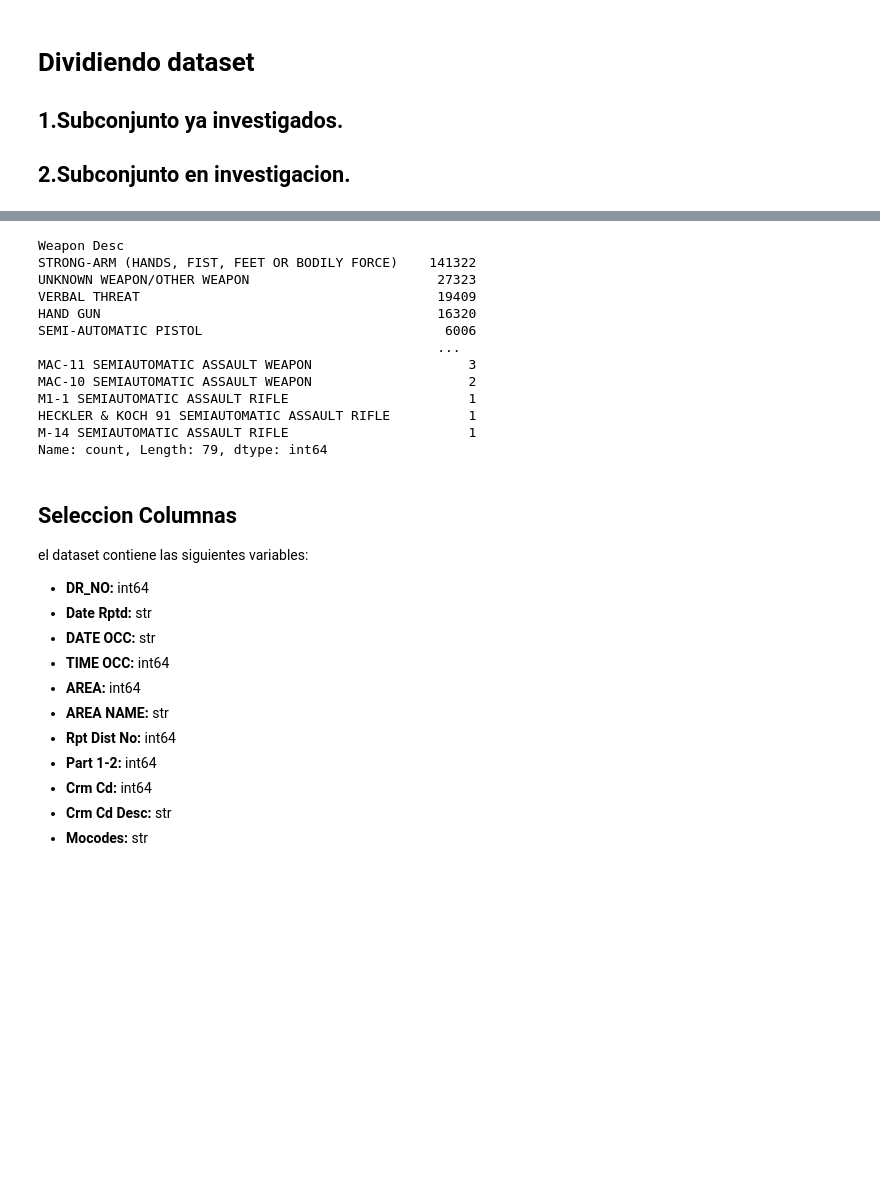
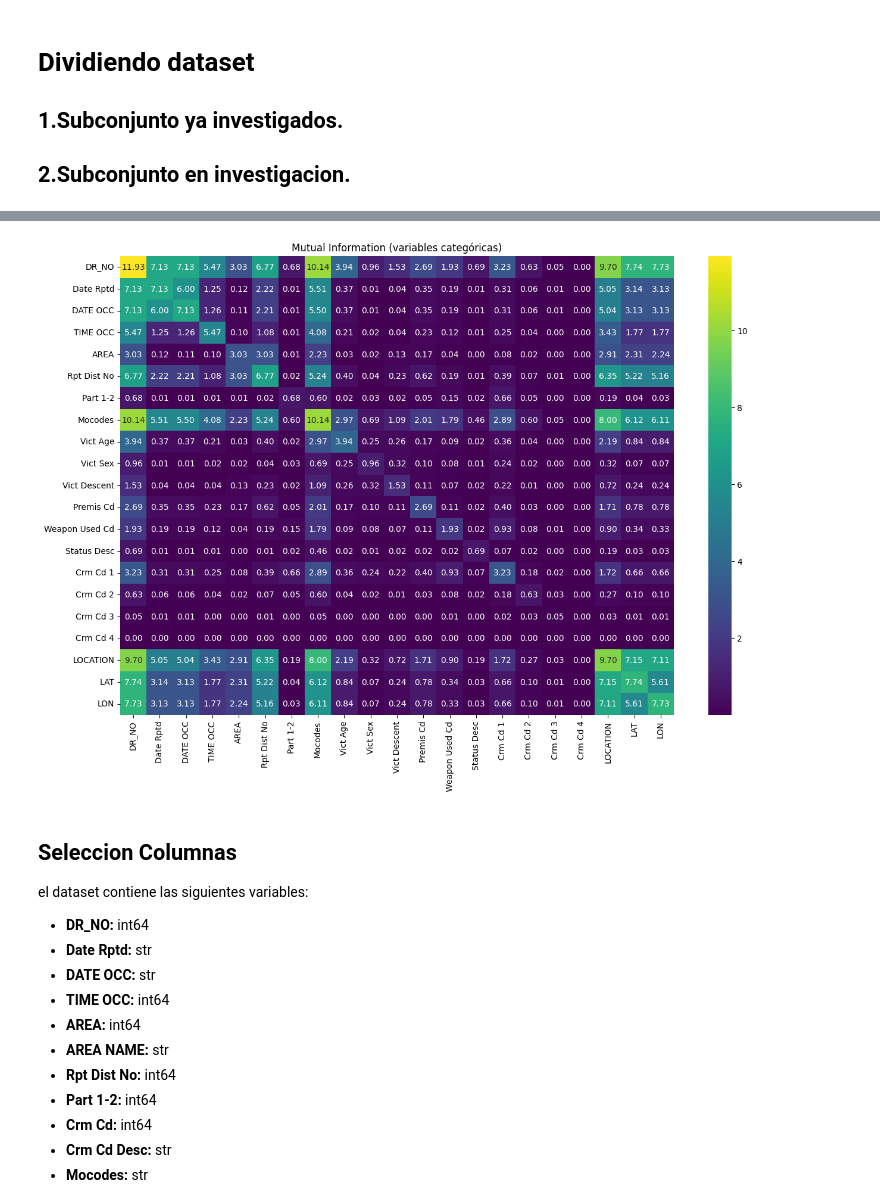
Before and after one commit to Janhjg/Runojanh-NadieEscapa, a Jupyter notebook: documents/crimes_analyze.ipynb, the cells around one changed output, grey strips where cells are left out. Cells and saved outputs as stored; diff of their text form; code cells hidden in the pictures; blank space fills up the shorter version.

```diff
--- a/documents/crimes_analyze.ipynb
+++ b/documents/crimes_analyze.ipynb
@@ -116,12 +117,13 @@ para identificar cuales van a ser las variables predictorias, lo mas comun es us
 #1
 df["Status Desc"]=df["Status Desc"].map(
     {
-    "Adult Arrest":"arrest",
-    "Juv Arrest":"arrest",
-    "Adult Other":"no_arrest",
-    "Juv Other":"no_arrest"
+    "Adult Arrest":"1",
+    "Juv Arrest":"1",
+    "Adult Other":"0",
+    "Juv Other":"0"
     })
 df=df.dropna(subset="Status Desc")
+df=df.drop(columns=["DR_NO", "AREA NAME", "Crm Cd", "Crm Cd Desc", "Premis Desc", "Weapon Desc", "Status", "Cross Street", "LOCATION", "LAT", "LON", "Rpt Dist No", "DATE OCC","TIME OCC", "Date Rptd", "Mocodes"])
 # %%
 #2
 # %%
@@ -155,2 +146,0 @@ Name: count, dtype: int64
-# %%
-df["Vict Sex"]=df["Vict Sex"].replace("H", "X")
@@ -180,4 +147,2 @@ Name: count, dtype: int64
 # %%
 df["Vict Descent"]=df["Vict Descent"].fillna("X")
-# %%
-df["Premis Desc"]=df["Premis Desc"].fillna("X")
@@ -186,27 +149,29 @@ WEAPON
-# %%
-df["Weapon Desc"].value_counts()
-# %% [output]
-Weapon Desc
-STRONG-ARM (HANDS, FIST, FEET OR BODILY FORCE)    141322
-UNKNOWN WEAPON/OTHER WEAPON                        27323
-VERBAL THREAT                                      19409
-HAND GUN                                           16320
-SEMI-AUTOMATIC PISTOL                               6006
-                                                   ...
-MAC-11 SEMIAUTOMATIC ASSAULT WEAPON                    3
-MAC-10 SEMIAUTOMATIC ASSAULT WEAPON                    2
-M1-1 SEMIAUTOMATIC ASSAULT RIFLE                       1
-HECKLER & KOCH 91 SEMIAUTOMATIC ASSAULT RIFLE          1
-M-14 SEMIAUTOMATIC ASSAULT RIFLE                       1
-Name: count, Length: 79, dtype: int64
 # %%
-df["Weapon Desc"]=df["Weapon Desc"].fillna("UNKNOWN WEAPON/OTHER WEAPON")
+df["Weapon Used Cd"]=df["Weapon Used Cd"].fillna(0)
 # %%
 df["Crm Cd 2"]=df["Crm Cd 2"].fillna(0)
 # %%
 df["Crm Cd 3"]=df["Crm Cd 3"].fillna(0)
 # %%
 df["Crm Cd 4"]=df["Crm Cd 4"].fillna(0)
+# %%
+cols = df.columns
+mi_matrix = pd.DataFrame(index=cols, columns=cols)
+
+for col1 in cols:
+    for col2 in cols:
+        mi = mutual_info_score(df[col1], df[col2])
+        mi_matrix.loc[col1, col2] = mi
+
+# uso
+mi_mat = mi_matrix.astype(float)
+
+plt.figure(figsize=(15, 10))
+sns.heatmap(mi_mat, annot=True, fmt=".2f", cmap="viridis")
+plt.title("Mutual Information (variables categóricas)")
+plt.show()
+# %% [output]
+[figure, added]
 # %% [markdown]
 ## Seleccion Columnas
 el dataset contiene las siguientes variables:
```
Also changed, not shown: parts of 34 cells of this notebook, 1 other file.
